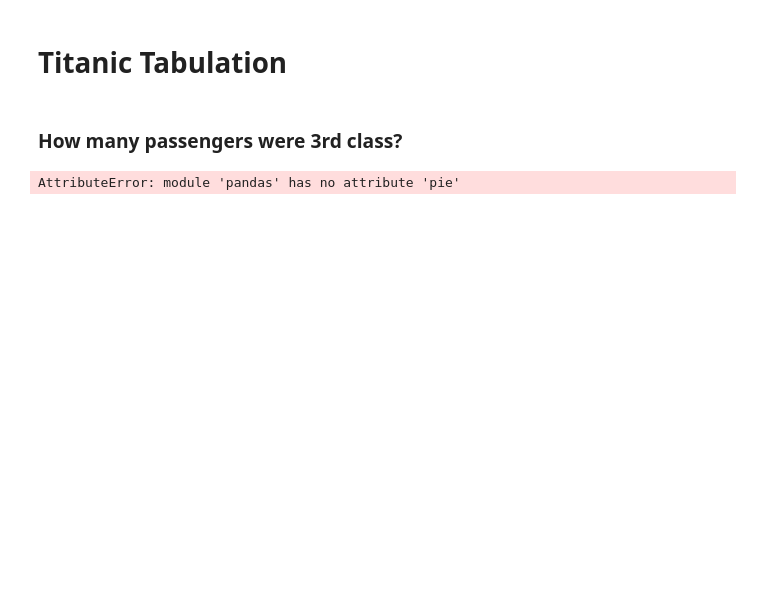
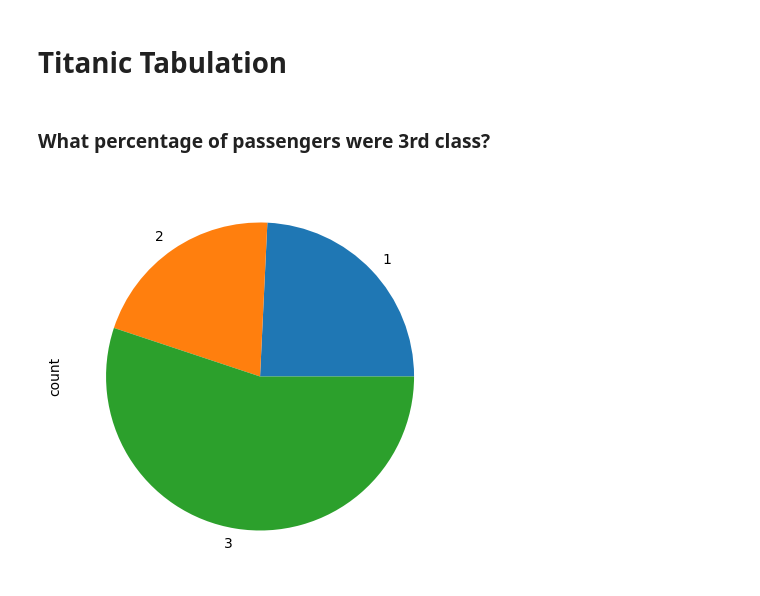
Before and after one commit to leidoe07/unit-3-data-science, a Jupyter notebook: 02_titanic.ipynb, the cells around one changed output. Drawn from its saved outputs; the diff is of its cells as text; code cells hidden in the pictures; blank space fills up the shorter version.

```diff
--- a/02_titanic.ipynb
+++ b/02_titanic.ipynb
@@ -8,9 +8,11 @@ import pandas as pd
 # %%
 titanic_df = pd.read_csv("titanic_passengers.csv")
 # %% [markdown]
-### How  many passengers were 3rd class?
+### What percentage of passengers were 3rd class?
-# %%
-passenger_class = titanic_df .groupby('Pclass')
-plt.pie(passenger_class)
-# %% [output]
-AttributeError: module 'pandas' has no attribute 'pie'
+# %%
+passenger_class = titanic_df.groupby('Pclass')
+passenger_class['Pclass'].value_counts().plot.pie(y='Pclass', figsize=(5, 5))
+
+plt.show()
+# %% [output]
+[figure, added]
```
Also changed, not shown: parts of 6 cells of this notebook.
